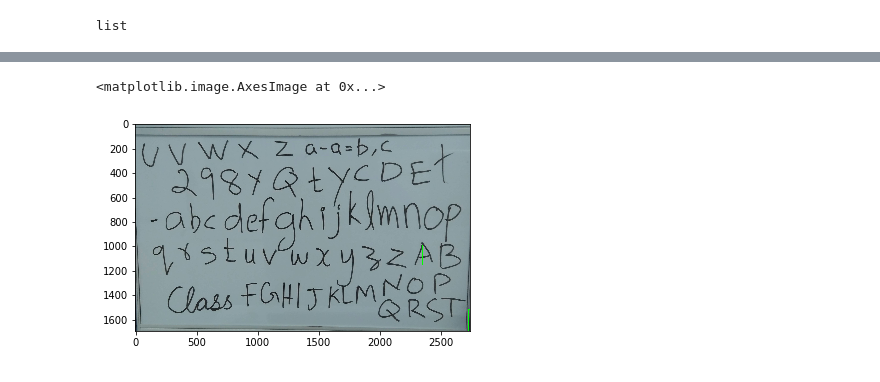
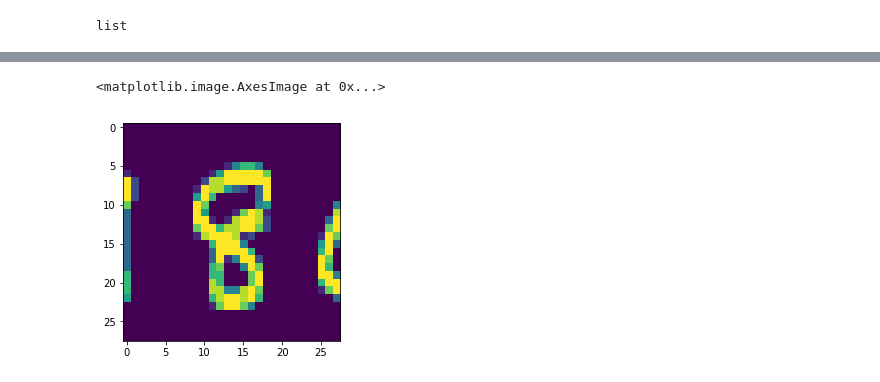
Before and after one commit to pikkaay/Handwritten-text-openv-cnn, a Jupyter notebook: opencv-bb.ipynb, the cells around one changed output, grey strips where cells are left out. Saved outputs shown, nothing was run; the diff lists cells and outputs as text; code cells hidden in the pictures.

```diff
--- a/opencv-bb.ipynb
+++ b/opencv-bb.ipynb
@@ -9,7 +9,7 @@ import numpy as np
 
 %matplotlib inline
 # %%
-im1 = im = cv2.imread('./ltd/h7.jpg')
+im1 = im = cv2.imread('./ltd/h4.jpg')
 # %%
 plt.imshow(im)
 # %% [output]
@@ -72,10 +68,17 @@ k = cv2.rectangle(im1, (rect[0], rect[1]), (rect[0] + rect[2], rect[1] + rect[3]
-# %%
-plt.imshow(k)
-# %% [output]
-<matplotlib.image.AxesImage at 0x...>
-[figure, removed]
 # %%
+rect = rects[24]
+
+k = cv2.rectangle(im1, (rect[0], rect[1]), (rect[0] + rect[2], rect[1] + rect[3]), (0, 255, 0), 3)
+
+# plt.imshow(k)
+
 leng = int(rect[3] * 1.6)
-    pt1 = int(rect[1] + rect[3] // 2 - leng // 2)
-    pt2 = int(rect[0] + rect[2] // 2 - leng // 2)
-    roi = im_th[pt1:pt1+leng, pt2:pt2+leng]
+pt1 = int(rect[1] + rect[3] // 2 - leng // 2)
+pt2 = int(rect[0] + rect[2] // 2 - leng // 2)
+roi = im_th[pt1:pt1+leng, pt2:pt2+leng]
+roi = cv2.resize(roi, (28, 28), interpolation=cv2.INTER_AREA)
+roi = cv2.dilate(roi, (3, 3))
+plt.imshow(roi)
+# %% [output]
+<matplotlib.image.AxesImage at 0x...>
+[figure, added]
```
Also changed, not shown: parts of 10 cells of this notebook, 6 other files.
